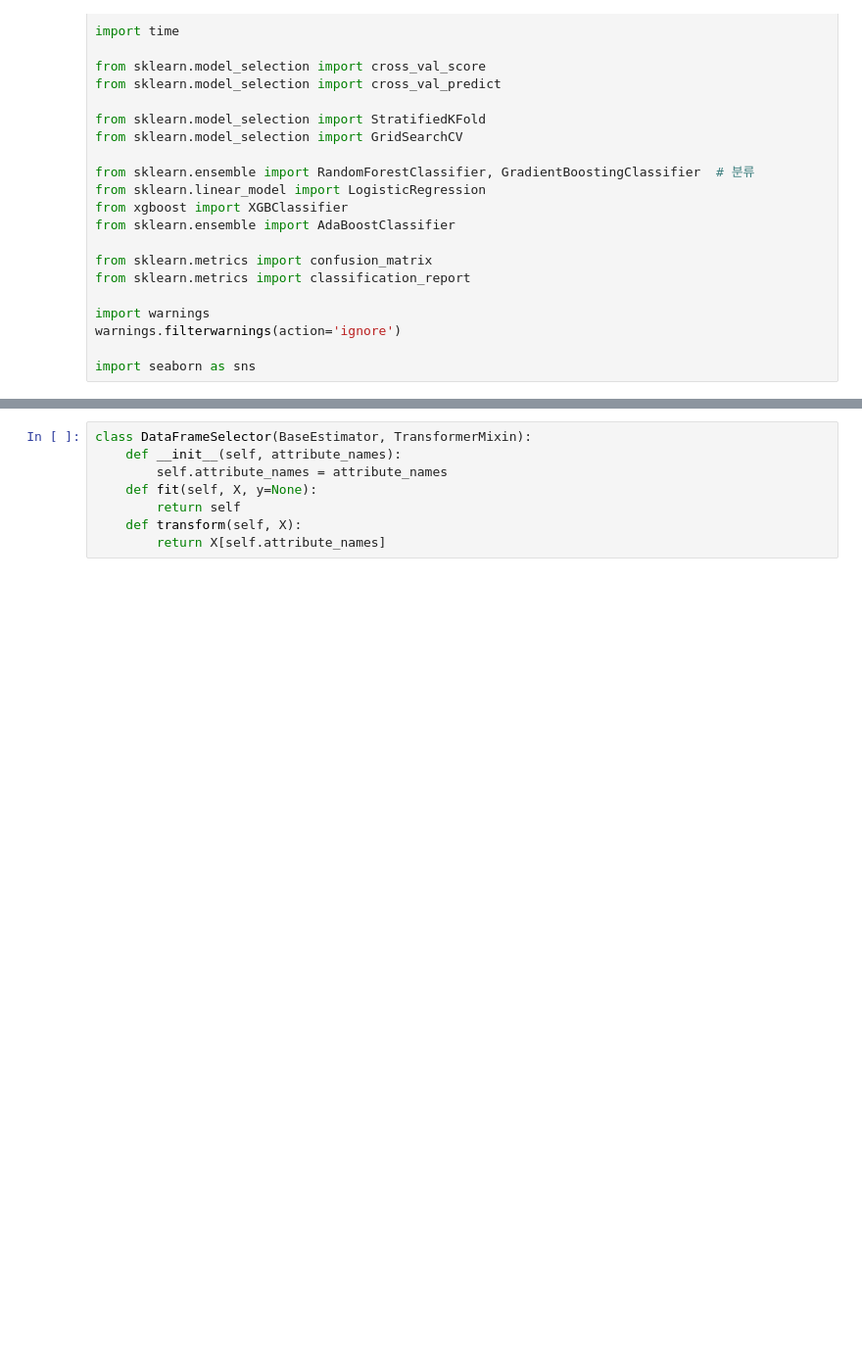
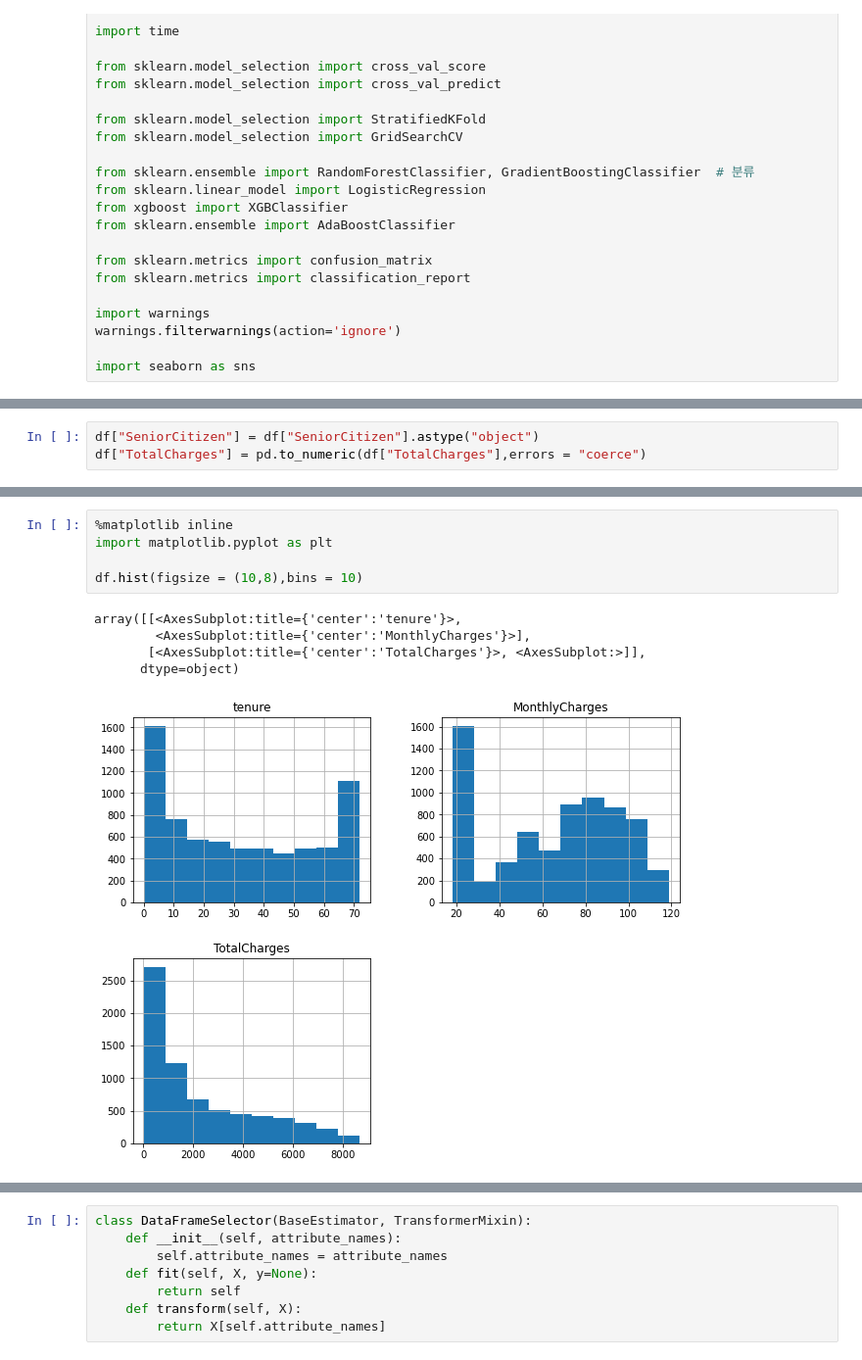
Before and after one commit to parkseonga/Kaggle_EDA, a Jupyter notebook: Practical training/Telco_Customer_Modeling.ipynb, the cells around one changed output, grey strips where cells are left out. Shown at 98% size. Drawn from its saved outputs; the diff is of its cells as text; blank space fills up the shorter version.

```diff
--- a/Practical training/Telco_Customer_Modeling.ipynb
+++ b/Practical training/Telco_Customer_Modeling.ipynb
@@ -67,0 +89,3 @@ df.head()
+# %%
+df["SeniorCitizen"] = df["SeniorCitizen"].astype("object")
+df["TotalCharges"] = pd.to_numeric(df["TotalCharges"],errors = "coerce")
@@ -67,0 +112,11 @@ df.head()
+# %%
+%matplotlib inline
+import matplotlib.pyplot as plt
+
+df.hist(figsize = (10,8),bins = 10)
+# %% [output]
+array([[<AxesSubplot:title={'center':'tenure'}>,
+        <AxesSubplot:title={'center':'MonthlyCharges'}>],
+       [<AxesSubplot:title={'center':'TotalCharges'}>, <AxesSubplot:>]],
+      dtype=object)
+[figure, added]
```
Also changed, not shown: parts of 126 cells of this notebook.
